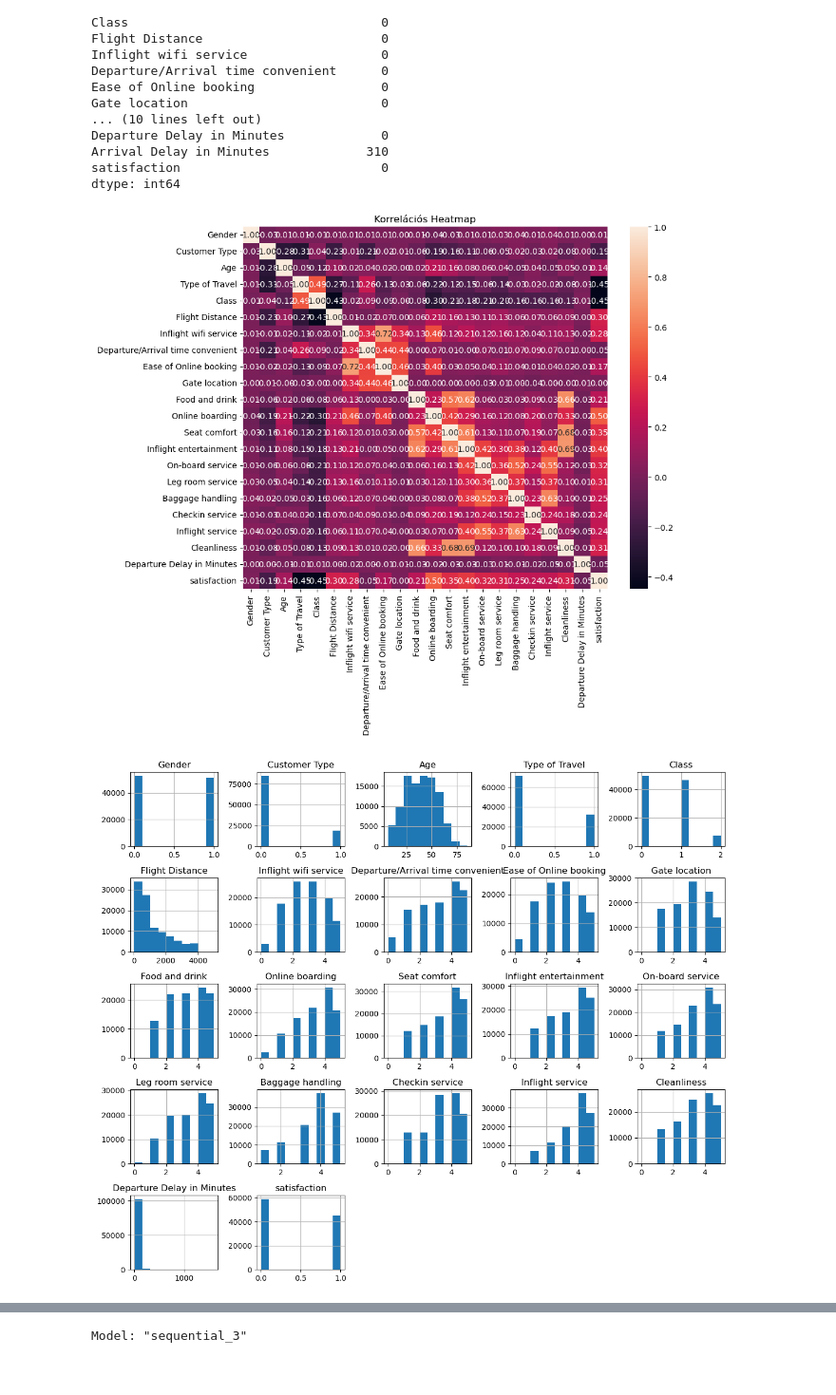
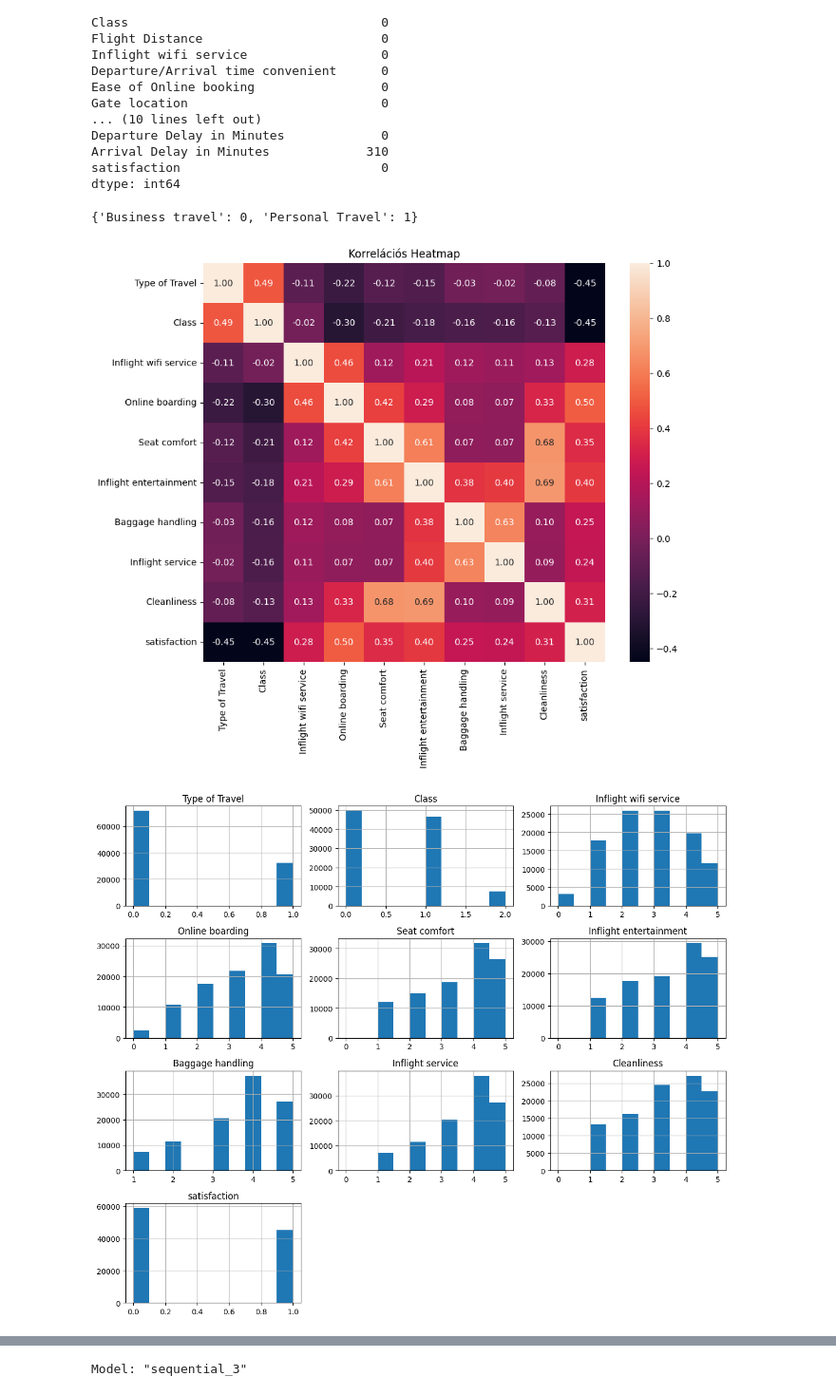
Before and after one commit to lszlpotyondi/Airline-satisfaction-webapp, a Jupyter notebook: Satisfaction.ipynb, the cells around one changed output, grey strips where cells are left out. Shown at 95% size. Cells and saved outputs as stored; diff of their text form; code cells hidden in the pictures.

```diff
--- a/Satisfaction.ipynb
+++ b/Satisfaction.ipynb
@@ -71,46 +71,65 @@ label_encoder = LabelEncoder()
 data['Gender'] = label_encoder.fit_transform(data['Gender'])
 data['Customer Type'] = label_encoder.fit_transform(data['Customer Type'])
 data['Type of Travel'] = label_encoder.fit_transform(data['Type of Travel'])
+le_Class_mapping = dict(zip(label_encoder.classes_, label_encoder.transform(label_encoder.classes_)))
+
 data['Class'] = label_encoder.fit_transform(data['Class'])
+
 data['satisfaction'] = label_encoder.fit_transform(data['satisfaction'])
 
 #Felesleges oszlopok:
 data = data.drop('id', axis=1)
 data = data.drop('Unnamed: 0', axis=1)
+print(le_Class_mapping)
+# %% [output]
+{'Business travel': 0, 'Personal Travel': 1}
 # %%
+data = pd.read_csv('train.csv')
+
+#'Online boarding', 'Class', 'Type of Travel', 'Inflight entertainment', 'Seat comfort', 'Cleanliness', 'Inflight wifi service', 'Baggage handling', 'Inflight service'
+data = data.drop(['Unnamed: 0','id','Gender','Customer Type','Age','Flight Distance','Departure/Arrival time convenient','Ease of Online booking','Gate location','Food and drink','On-board service','Leg room service','Checkin service','Departure Delay in Minutes','Arrival Delay in Minutes'], axis=1)
+
+label_encoder = LabelEncoder()
+
+data['satisfaction'] = data['satisfaction'].map({'neutral or dissatisfied': 0, 'satisfied': 1})
+label_encoder = LabelEncoder()
+data['Class'] = label_encoder.fit_transform(data['Class'])
+le_Class_mapping = dict(zip(label_encoder.classes_, label_encoder.transform(label_encoder.classes_)))
+data['Type of Travel'] = label_encoder.fit_transform(data['Type of Travel'])
+le_TypeOfTravel_mapping = dict(zip(label_encoder.classes_, label_encoder.transform(label_encoder.classes_)))
 
 #data = data.drop(['Departure/Arrival time convenient','Age','Ease of Online booking','Gender','Customer Type','Departure Delay in Minutes', 'Gate location','Baggage handling','Checkin service','Inflight service','Type of Travel'], axis=1)
 
 #data = data.drop(['Departure/Arrival time convenient','Age','Ease of Online booking','Gender','Customer Type','Departure Delay in Minutes', 'Gate location','Inflight service'], axis=1)
-data = data.drop('Arrival Delay in Minutes', axis=1)
+#data = data.drop('Arrival Delay in Minutes', axis=1)
 
 
 missing_values = data.isnull().sum()
 missing_values
 
 plt.figure(figsize=(10, 8))
 sns.heatmap(data.corr(), annot=True, fmt=".2f")
 plt.title('Korrelációs Heatmap')
 plt.show()
 
 data.hist(figsize=(12, 10))
 plt.tight_layout()
 plt.show()
 
 fig, ax = plt.subplots(1, 2, figsize=(14, 6))
 sns.barplot(x='Online boarding', y='satisfaction', data=data, ax=ax[0])
 ax[0].set_title('Arány Nem Szerint')
 sns.barplot(x='Seat comfort', y='satisfaction', data=data, ax=ax[1])
 ax[1].set_title('Arány ülés kényelemre Vetítve')
 plt.show()
 
 fig, ax = plt.subplots(1, 2, figsize=(14, 6))
 sns.histplot(data['Online boarding'], kde=True, ax=ax[0])
 ax[0].set_title('Online boarding Eloszlása')
 sns.histplot(data['satisfaction'], kde=True, ax=ax[1])
 ax[1].set_title('Elégedettség Eloszlása')
 plt.show()
 # %% [output]
-[figure, old version]
+[figure, new version]
-[figure, old version]
+[figure, new version]
 [figure]
```
Also changed, not shown: parts of 7 cells of this notebook, 1 other file.
